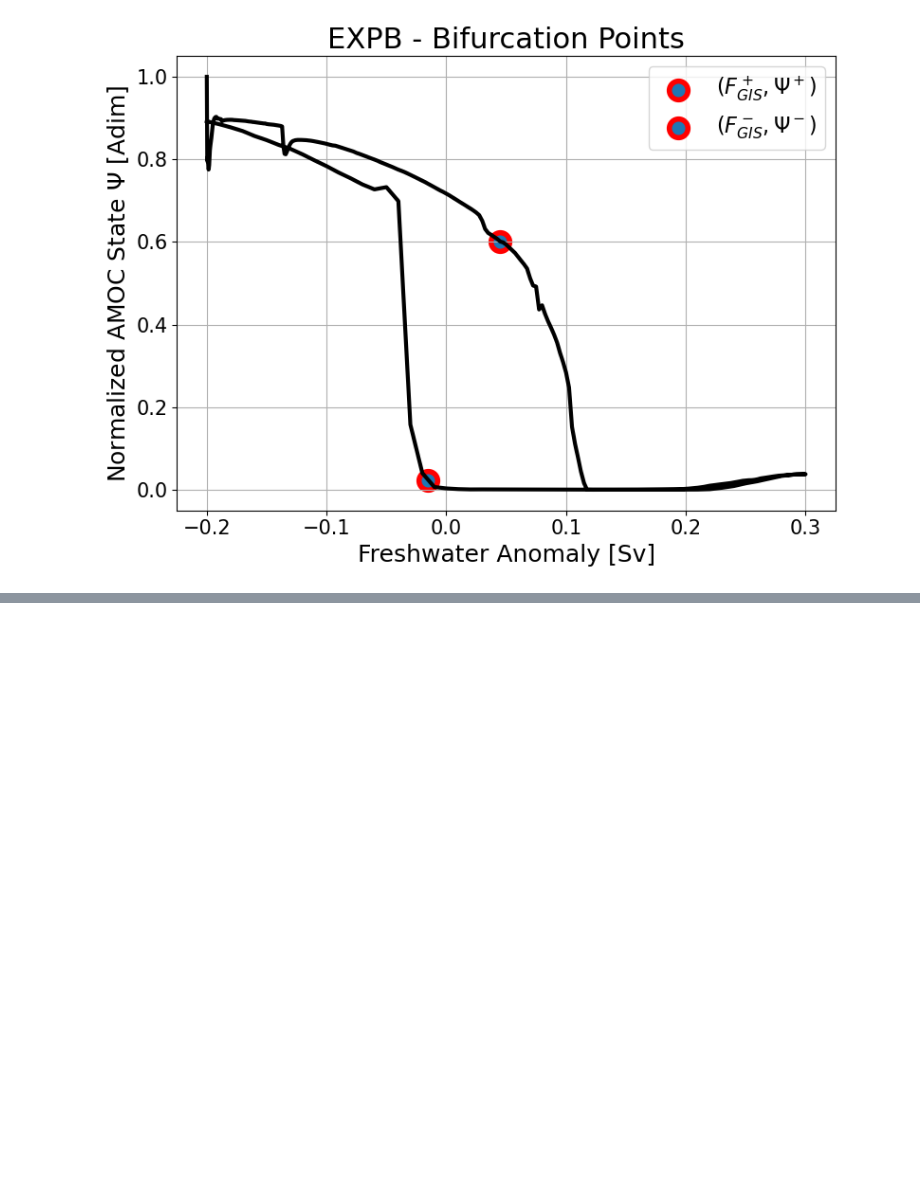
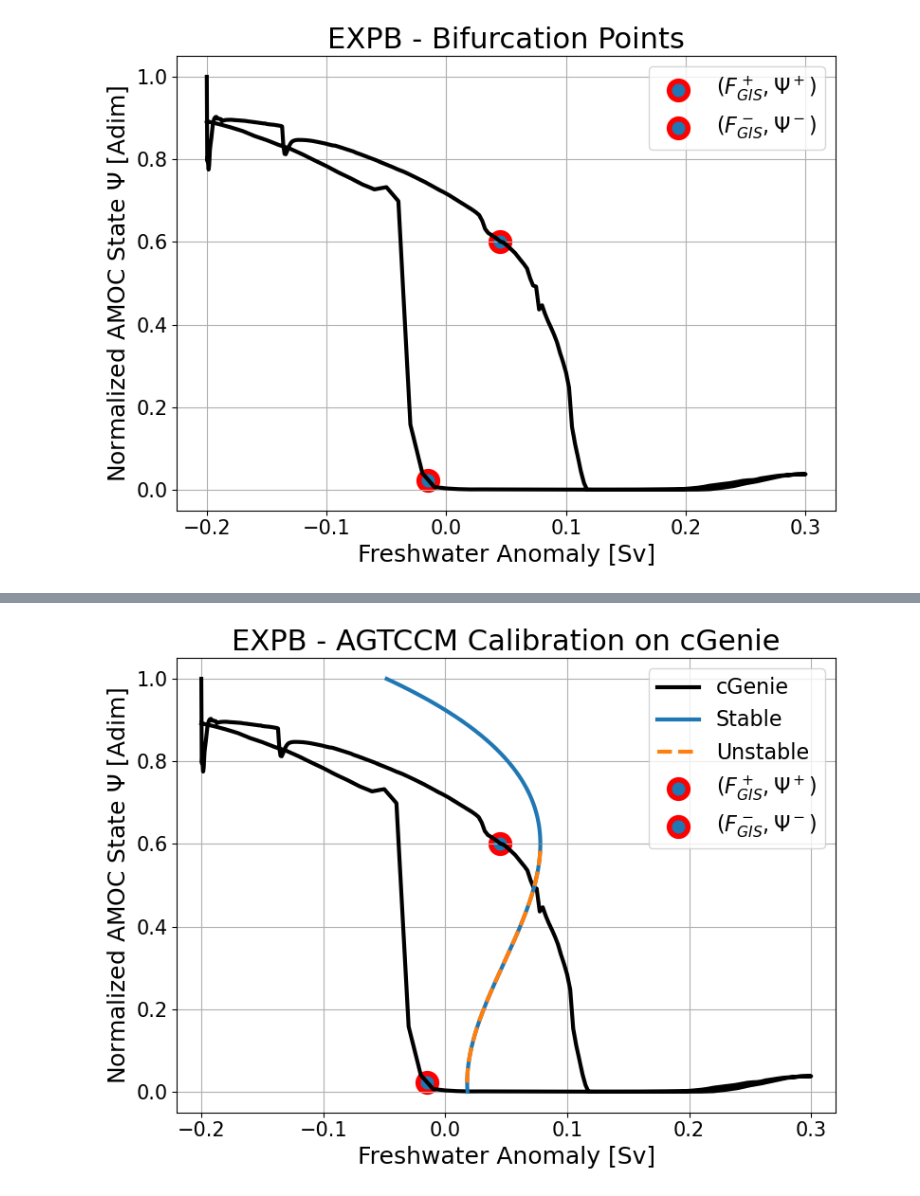
Before and after one commit to VUB-HYDR/2025_Laridon_etal_ORE, a Jupyter notebook: ATCM.ipynb, the cells around one changed output, grey strips where cells are left out. Saved outputs shown, nothing was run; the diff lists cells and outputs as text; code cells hidden in the pictures; blank space fills up the shorter version.

```diff
--- a/ATCM.ipynb
+++ b/ATCM.ipynb
@@ -1089,0 +1020,20 @@ NameError: name 'calib_module_GIS' is not defined
+# %%
+### Plot ###
+plt.figure(figsize=(8,6))
+plt.plot(hosing_forcing_it,norm_atl_max_overt_ExpB,color='black',label='cGenie',lw=3)
+plt.plot(F_GIS_calib_module,psi_range,color='tab:blue',label='Stable',lw=3)
+plt.plot(FGIS_unstable,unstable_psi,color='tab:orange',linestyle='dashed',label='Unstable',lw=3)
+plt.scatter(FGISp, Psip_ExpA, marker='o', color="#1f77b4",linewidths=4,s=200, edgecolors="red", label=r"$(F_{GIS}^+, \Psi^+)$")
+plt.scatter(FGISm, Psim_ExpA, marker='o', color="#1f77b4",linewidths=4,s=200, edgecolors="red", label=r"$(F_{GIS}^-, \Psi^-)$")
+plt.title("EXPB - AGTCCM Calibration on cGenie",fontsize=22)
+plt.xlabel("Freshwater Anomaly [Sv]",fontsize=18)
+plt.ylabel("Normalized AMOC State "+r"$\Psi$ "+"[Adim]",fontsize=18)
+plt.tick_params(axis='both',labelsize=15)
+plt.grid()
+plt.tight_layout()
+plt.legend(fontsize=16)
+plt.xlim(-0.22,0.32)
+plt.savefig(figures_path+'EXPB_emu_bif_diag_bp',dpi=400)
+plt.show()
+# %% [output]
+[figure, added]
```
Also changed, not shown: parts of 40 cells of this notebook, 9 other files.
